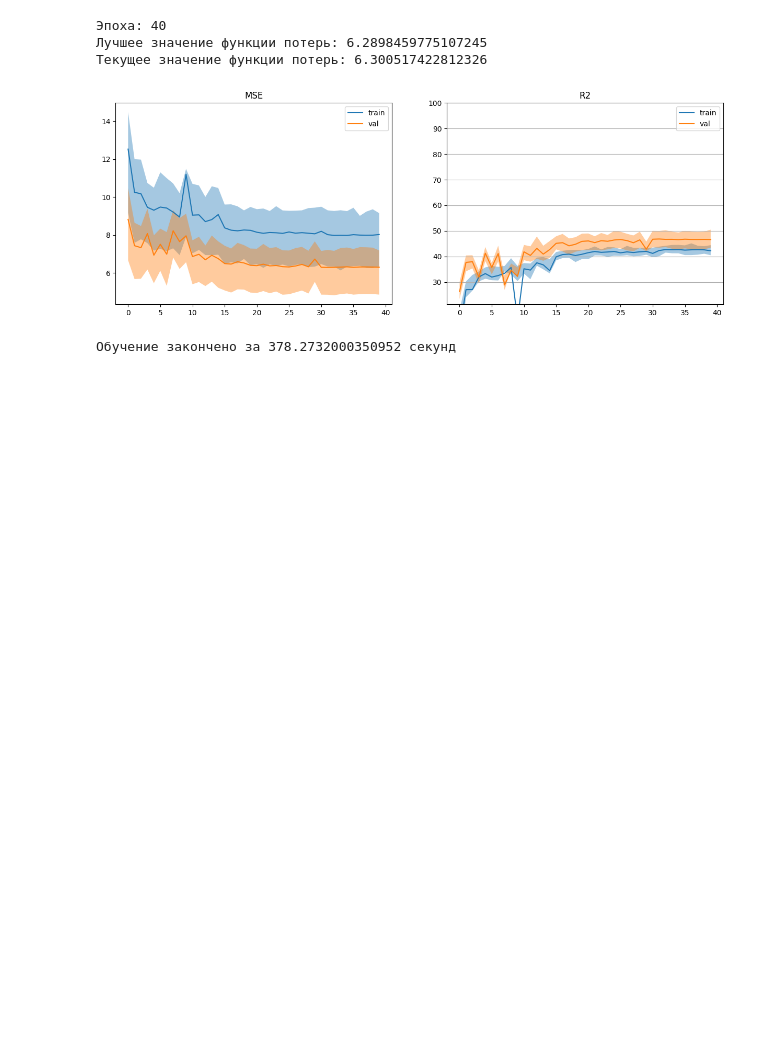
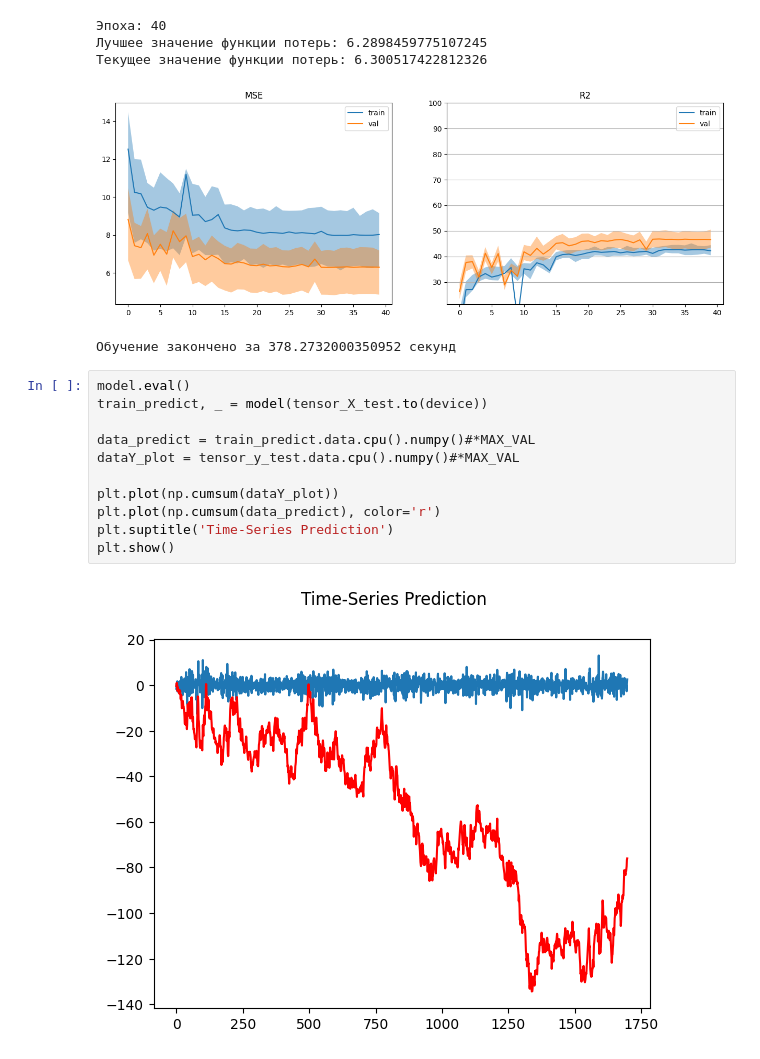
Before and after one commit to NickDemiman/Deep-learning, a Jupyter notebook: 6 lab/Lab6.ipynb, the cells around one changed output. Saved outputs shown, nothing was run; the diff lists cells and outputs as text; blank space fills up the shorter version.

```diff
--- a/6 lab/Lab6.ipynb
+++ b/6 lab/Lab6.ipynb
@@ -927,3 +927,16 @@ print('Обучение закончено за %s секунд' % passed)
 Текущее значение функции потерь: 6.300517422812326
 [figure]
 Обучение закончено за 378.2732000350952 секунд
+# %%
+model.eval()
+train_predict, _ = model(tensor_X_test.to(device))
+
+data_predict = train_predict.data.cpu().numpy()#*MAX_VAL
+dataY_plot = tensor_y_test.data.cpu().numpy()#*MAX_VAL
+
+plt.plot(np.cumsum(dataY_plot))
+plt.plot(np.cumsum(data_predict), color='r')
+plt.suptitle('Time-Series Prediction')
+plt.show()
+# %% [output]
+[figure, added]
```
Also changed, not shown: parts of 3 cells of this notebook.
